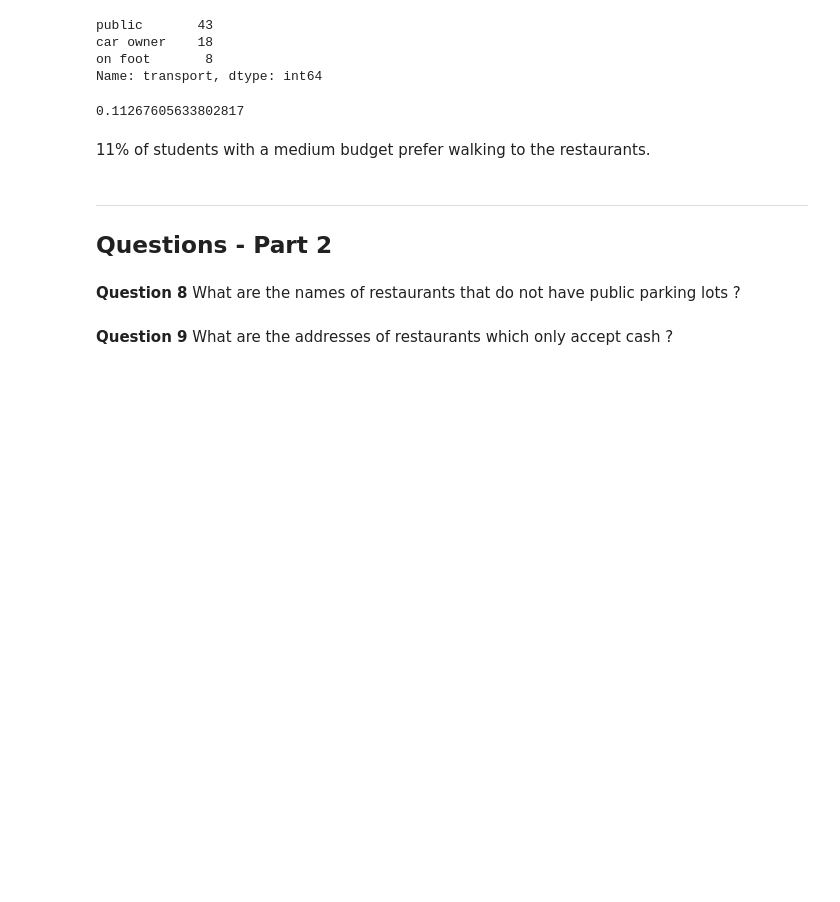
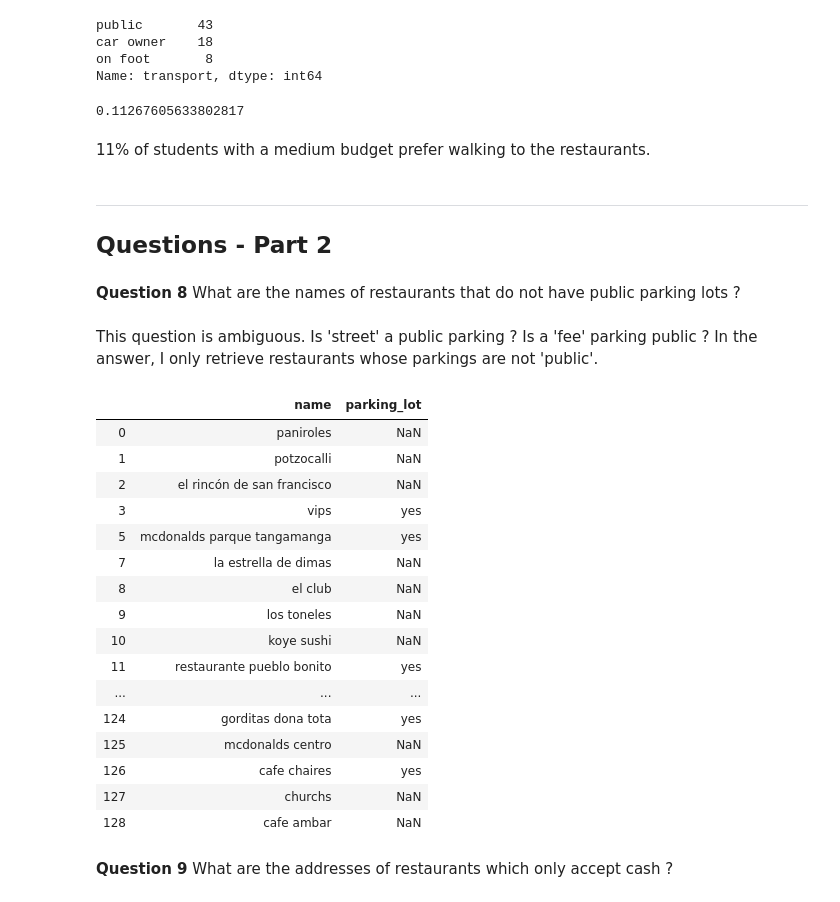
Before and after one commit to teobouvard/study, a Jupyter notebook: 4-UiS/data-science/assignment2/assignment.ipynb, the cells around one changed output. Cells and saved outputs as stored; diff of their text form; code cells hidden in the pictures; blank space fills up the shorter version.

```diff
--- a/4-UiS/data-science/assignment2/assignment.ipynb
+++ b/4-UiS/data-science/assignment2/assignment.ipynb
@@ -161,0 +174,5 @@ There are no duplicated rows and this DataFrame is already clean. It is importan
+# %%
+restaurant_parking = normalize(restaurant_parking)
+print(restaurant_parking.duplicated().sum(), "duplicated rows")
+print(restaurant_parking['placeID'].duplicated().sum(), "duplicated rows")
+columns_na_ratio(restaurant_parking)
@@ -280,5 +318,28 @@ Name: transport, dtype: int64
 ## Questions - Part 2
 # %% [markdown]
 **Question 8** What are the names of restaurants that do not have public parking lots ?
+# %% [markdown]
+This question is ambiguous. Is 'street' a public parking ? Is a 'fee' parking public ? In the answer, I only retrieve restaurants whose parkings are not 'public'.
+# %%
+parking_names = restaurant_parking.merge(geoplaces, on='placeID')[['placeID', 'parking_lot', 'name']]
+parking_names[parking_names['parking_lot'] != 'public'] [['name', 'parking_lot']]
+# %% [output]
+|  | name | parking_lot |
+| 0 | paniroles | NaN |
+| 1 | potzocalli | NaN |
+| 2 | el rincón de san francisco | NaN |
+| 3 | vips | yes |
+| 5 | mcdonalds parque tangamanga | yes |
+| 7 | la estrella de dimas | NaN |
+| 8 | el club | NaN |
+| 9 | los toneles | NaN |
+| 10 | koye sushi | NaN |
+| 11 | restaurante pueblo bonito | yes |
+| ... | ... | ... |
+| 124 | gorditas dona tota | yes |
+| 125 | mcdonalds centro | NaN |
+| 126 | cafe chaires | yes |
+| 127 | churchs | NaN |
+| 128 | cafe ambar | NaN |
 # %% [markdown]
 **Question 9** What are the addresses of restaurants which only accept cash ?
```
Also changed, not shown: parts of 33 cells of this notebook.
